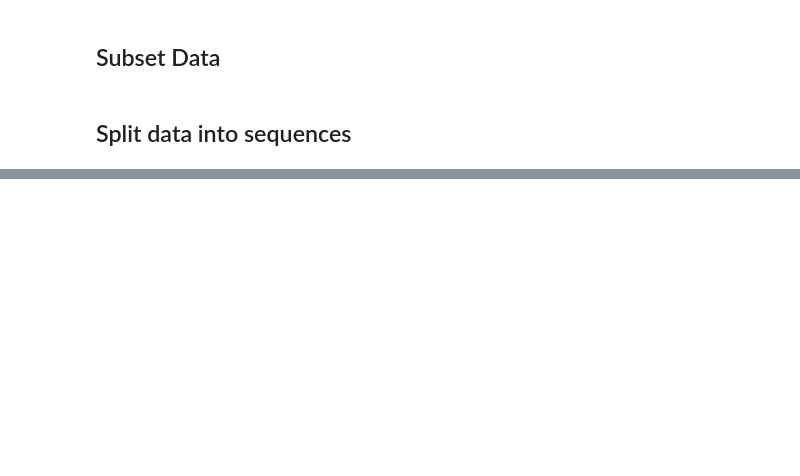
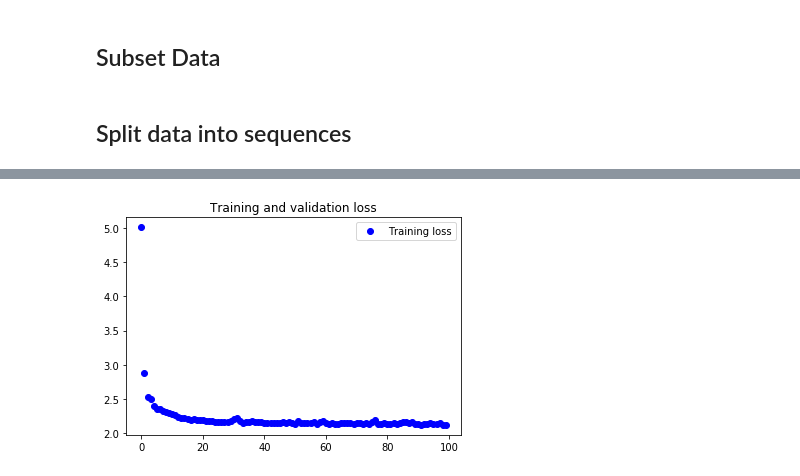
Before and after one commit to chalendony/iot-htsensor, a Jupyter notebook: analysis/univariate_mlp.ipynb, the cells around one changed output, grey strips where cells are left out. Cells and saved outputs as stored; diff of their text form; code cells hidden in the pictures; blank space fills up the shorter version.

```diff
--- a/analysis/univariate_mlp.ipynb
+++ b/analysis/univariate_mlp.ipynb
@@ -142,0 +121,4 @@ print(ytest)
+# %%
+n_steps = 3
+# split into samples
+X, y = split_sequence(X, n_steps)
@@ -142,0 +148,16 @@ print(ytest)
+# %%
+## create a train and test set
+xtrain  = X[0:364,:]
+ytrain = y[0:364]
+
+# evaluate model performance validation
+min_index =  365
+max_index = 565
+xval  = X[min_index:max_index,:]
+yval = y[min_index:max_index]
+
+#print('xval {}'.format(xval))
+#print('yval {}'.format(yval))
+
+validation_data = (xval, yval)
+validation_data
@@ -148,12 +190,7 @@ print(ytest)
 model = Sequential()
 model.add(Dense(100, activation='relu', input_dim=n_steps))
 model.add(Dense(1))
-model.compile(optimizer='adam', loss='mse')
+model.compile(optimizer='adam', loss='mae')
 # fit model
-model.fit(xtrain, ytrain, epochs=2000, verbose=0)
-# demonstrate prediction
-x_input = xtest
-x_input = x_input.reshape((1, n_steps))
-yhat = model.predict(x_input, verbose=0)
-print(yhat)
+history = model.fit(xtrain, ytrain, epochs=100, verbose=1)
 # %% [output]
@@ -163,0 +239,18 @@ print(yhat)
+# %%
+import matplotlib.pyplot as plt
+
+loss = history.history['loss']
+#val_loss = history.history['val_loss']
+
+epochs = range(len(loss))
+
+plt.figure()
+
+plt.plot(epochs, loss, 'bo', label='Training loss')
+#plt.plot(epochs, val_loss, 'b', label='Validation loss')
+plt.title('Training and validation loss')
+plt.legend()
+
+plt.show()
+# %% [output]
+[figure, added]
```
Also changed, not shown: parts of 26 cells of this notebook, 14 other files.
